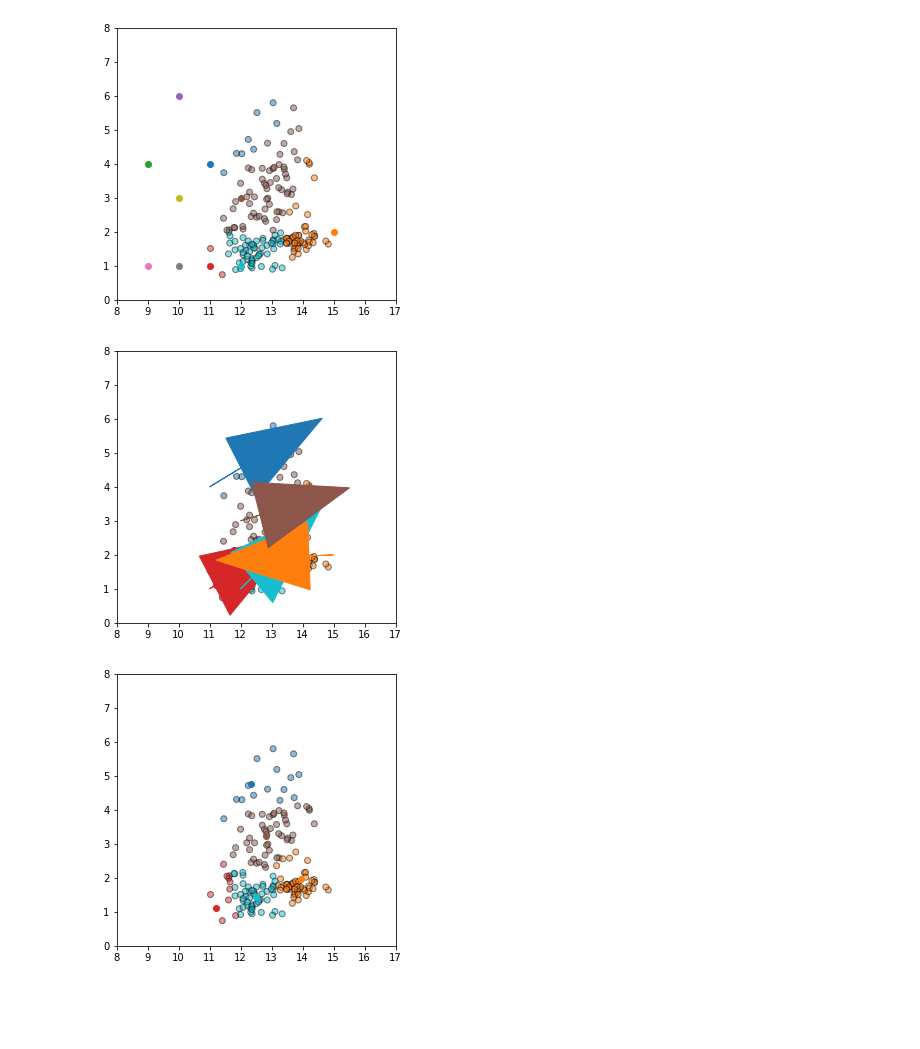
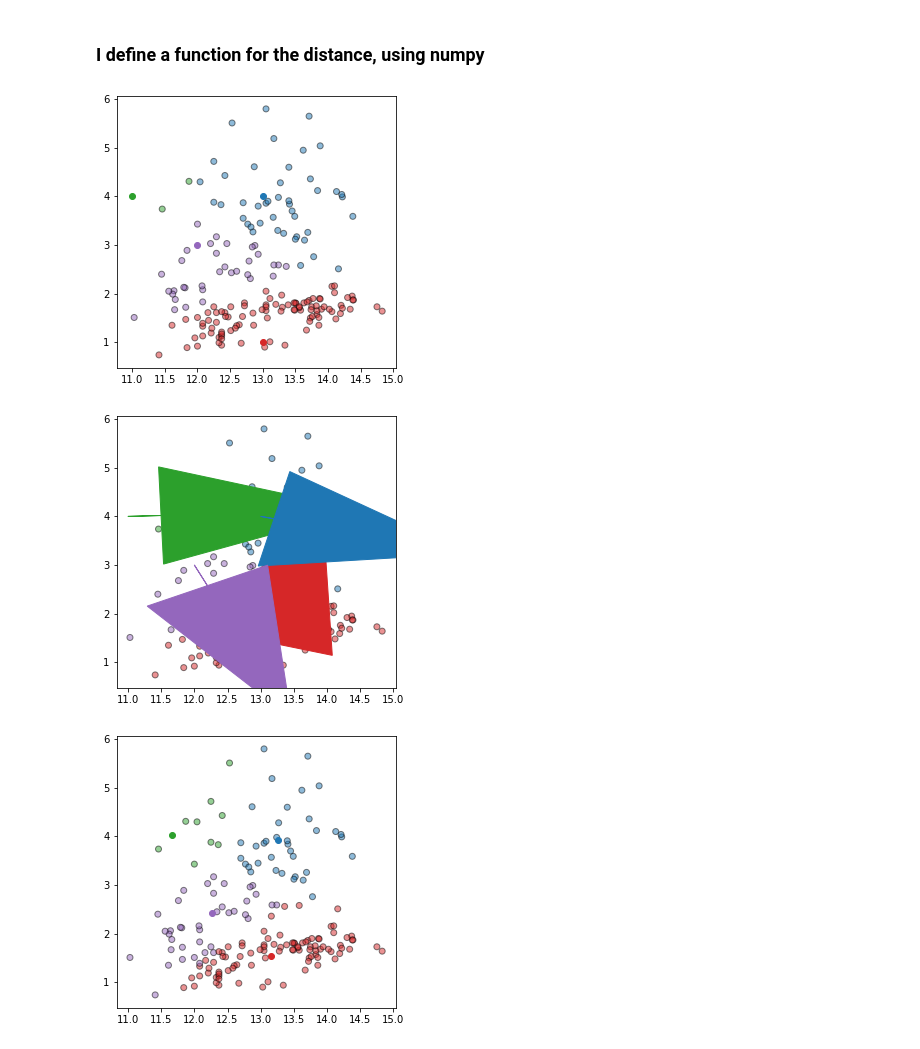
Before and after one commit to Gruntrexpewrus/HMK4, a Jupyter notebook: Question3.ipynb, the cells around one changed output. Cells and saved outputs as stored; diff of their text form; code cells hidden in the pictures; blank space fills up the shorter version.

```diff
--- a/Question3.ipynb
+++ b/Question3.ipynb
@@ -1,25 +28,17 @@
 # %%
-# Got inspirated by http://benalexkeen.com/k-means-clustering-in-python/
+np.random.seed(200)
+k = 4
+# centroids[i] = [x, y]
+# I compute min and max of my fields to be sure to generate cluster in the right range (in the "domain")
+minAlcohol=min(df['Alcohol'])
+maxAlcohol=max(df['Alcohol'])
+minMalicAcid=min(df['Malic acid'])
+maxMalicAcid=max(df['Malic acid'])
 
-import numpy as np
-import pandas as pd
-import matplotlib.pyplot as plt
-%matplotlib inline
-
-df = pd.read_csv('wine.data')
-df.columns=['class identifier','Alcohol', 'Malic acid','Ash','Alcalinity of ash',
-            'Magnesium','Total phenols','Flavanoids','Nonflavanoid phenols',
-            'Proanthocyanins','Color intensity','Hue','OD280/OD315 of diluted wines','Proline']
-df=df.drop(['class identifier'], axis=1)
-df
-
-
-np.random.seed(200)
-k = 10
-# centroids[i] = [x, y]
-# I chose (9, 16) and (0.5, 7) beause of the limitation of Alcohol and Malic acid "domain"
+#print(minAlcohol,' ',maxAlcohol)
+#print(minMalicAcid,' ',maxMalicAcid)
 centroids = {
-    i+1: [np.random.randint(9, 16), np.random.randint(0.5, 7)]
+    i+1: [np.random.randint(minAlcohol, maxAlcohol), np.random.randint(minMalicAcid, maxMalicAcid)]
     for i in range(k)
 }
 
@@ -31,7 +50,5 @@ plt.scatter(df['Alcohol'], df['Malic acid'], color='k')#df['Ash'], df['Alcalinit
 colmap = {1: 'tab:red', 2: 'tab:green', 3: 'tab:blue', 4:'tab:purple', 5:'tab:cyan', 6:'tab:olive', 7:'tab:orange', 8:'tab:pink', 9:'tab:brown', 10:'tab:gray'}
 for i in centroids.keys():
     plt.scatter(*centroids[i], color=colmap[i])
-plt.xlim(8,17)
-plt.ylim(0,8)
 plt.show()
 # %% [output]
@@ -38,0 +56,2 @@ plt.show()
+# %% [markdown]
+### I define a function for the distance, using numpy
@@ -39,6 +78,5 @@ plt.show()
 # %%
 ## Assignment Stage
-
 def assignment(df, centroids):
     for i in centroids.keys():
         # sqrt((x1 - x2)^2 - (y1 - y2)^2)
@@ -54,49 +92,45 @@ def assignment(df, centroids):
     df['color'] = df['closest'].map(lambda x: colmap[x])
     return df
 
-df = assignment(df, centroids)
-#print(df.head())
+df= assignment(df, centroids)
 
 fig = plt.figure(figsize=(5, 5))
 plt.scatter(df['Alcohol'], df['Malic acid'], color=df['color'], alpha=0.5, edgecolor='k')
 for i in centroids.keys():
     plt.scatter(*centroids[i], color=colmap[i])
-plt.xlim(8,17)
-plt.ylim(0,8)
 plt.show()
+#df1[['Alcohol','Malic acid','distance_from_1','distance_from_2','distance_from_3','distance_from_4']]
 # %% [output]
-[figure, old version]
+[figure, new version]
 # %%
 ## Update Stage
 
 import copy
 
 old_centroids = copy.deepcopy(centroids)
 
 def update(k):
     for i in centroids.keys():
         centroids[i][0] = np.mean(df[df['closest'] == i]['Alcohol'])
         centroids[i][1] = np.mean(df[df['closest'] == i]['Malic acid'])
     return k
 
 centroids = update(centroids)
 
 fig = plt.figure(figsize=(5, 5))
 ax = plt.axes()
 plt.scatter(df['Alcohol'], df['Malic acid'], color=df['color'], alpha=0.5, edgecolor='k')
 for i in centroids.keys():
     plt.scatter(*centroids[i], color=colmap[i])
-plt.xlim(8,17)
-plt.ylim(0,8)
 for i in old_centroids.keys():
     old_x = old_centroids[i][0]
     old_y = old_centroids[i][1]
     dx = (centroids[i][0] - old_centroids[i][0]) * 0.75
     dy = (centroids[i][1] - old_centroids[i][1]) * 0.75
     ax.arrow(old_x, old_y, dx, dy, head_width=2, head_length=3, fc=colmap[i], ec=colmap[i])
 plt.show()
 # %% [output]
-[figure, old version]
+[figure, new version]
 # %%
 ## Repeat Assigment Stage
 
@@ -107,11 +141,10 @@ fig = plt.figure(figsize=(5, 5))
 plt.scatter(df['Alcohol'], df['Malic acid'], color=df['color'], alpha=0.5, edgecolor='k')
 for i in centroids.keys():
     plt.scatter(*centroids[i], color=colmap[i])
-plt.xlim(8,17)
-plt.ylim(0,8)
+
 plt.show()
 # %% [output]
-[figure, old version]
+[figure, new version]
 # %%
 # Continue until all assigned categories don't change any more
 while True:
```
Also changed, not shown: parts of 14 cells of this notebook.
